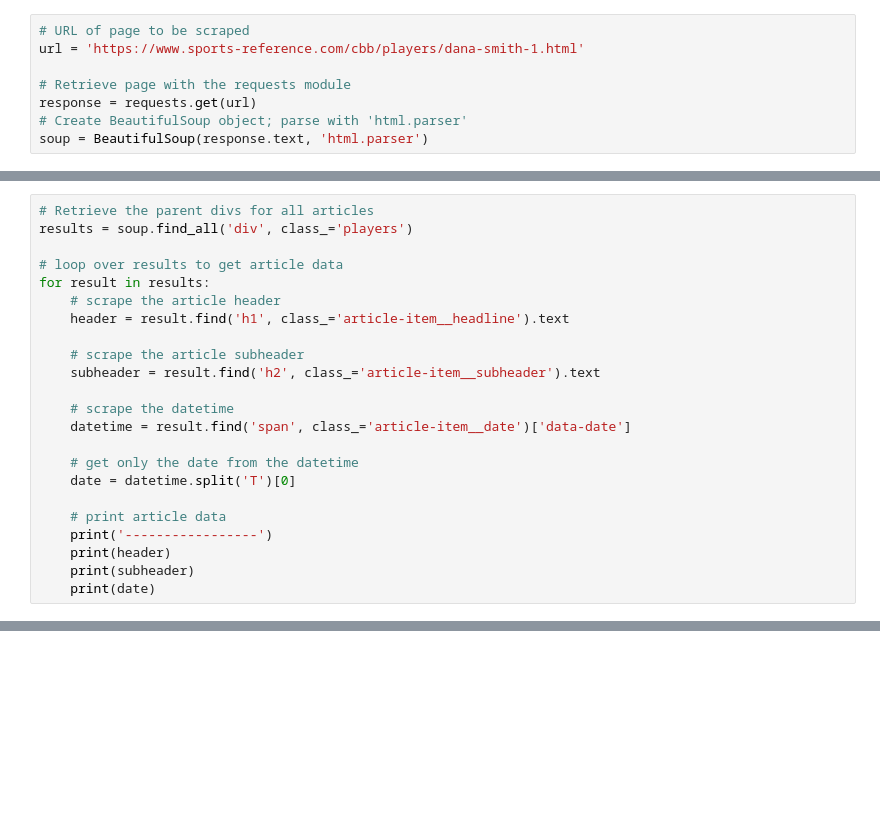
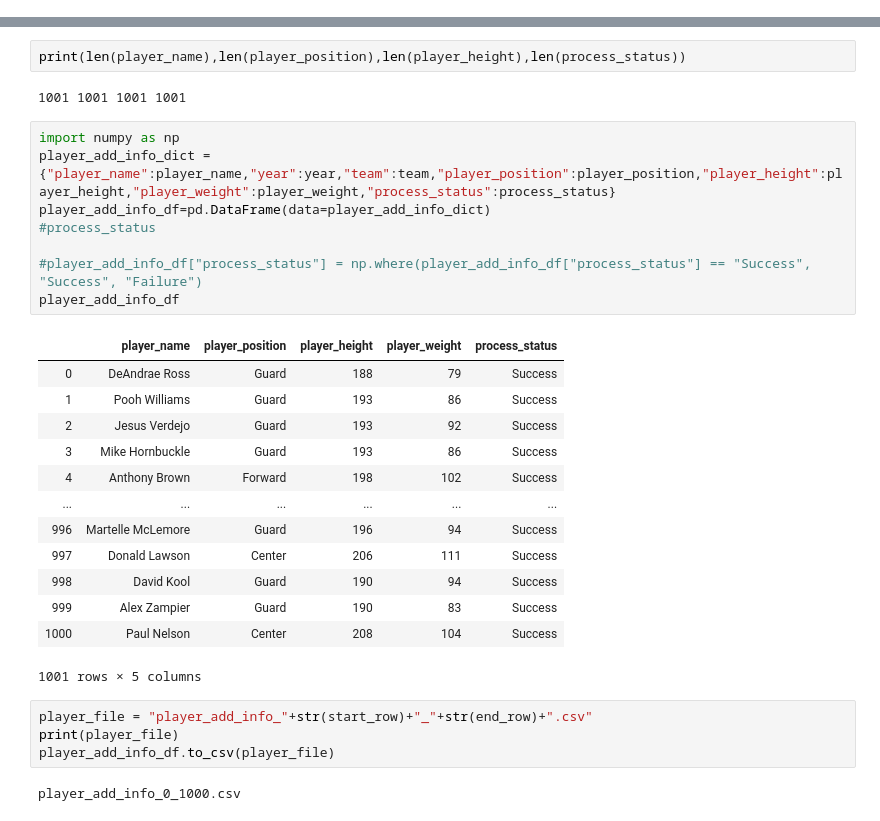
Before and after one commit to AvondreHenderson/DataBootcamp_Project4, a Jupyter notebook: code/scrape_height_weight.ipynb, the cells around one changed output, grey strips where cells are left out. Cells and saved outputs as stored; diff of their text form; blank space fills up the shorter version.

```diff
--- a/code/scrape_height_weight.ipynb
+++ b/code/scrape_height_weight.ipynb
@@ -6,8 +8,0 @@ import os
-# %%
-# URL of page to be scraped
-url = 'https://www.sports-reference.com/cbb/players/dana-smith-1.html'
-
-# Retrieve page with the requests module
-response = requests.get(url)
-# Create BeautifulSoup object; parse with 'html.parser'
-soup = BeautifulSoup(response.text, 'html.parser')
@@ -115,23 +8,0 @@ var sr_menus_checkInfoCookie_run_inline = true;
-# %%
-# Retrieve the parent divs for all articles
-results = soup.find_all('div', class_='players')
-
-# loop over results to get article data
-for result in results:
-    # scrape the article header
-    header = result.find('h1', class_='article-item__headline').text
-
-    # scrape the article subheader
-    subheader = result.find('h2', class_='article-item__subheader').text
-
-    # scrape the datetime
-    datetime = result.find('span', class_='article-item__date')['data-date']
-
-    # get only the date from the datetime
-    date = datetime.split('T')[0]
-
-    # print article data
-    print('-----------------')
-    print(header)
-    print(subheader)
-    print(date)
@@ -137,0 +131,32 @@ for result in results:
+# %%
+print(len(player_name),len(player_position),len(player_height),len(process_status))
+# %% [output]
+1001 1001 1001 1001
+# %%
+import numpy as np
+player_add_info_dict = {"player_name":player_name,"year":year,"team":team,"player_position":player_position,"player_height":player_height,"player_weight":player_weight,"process_status":process_status}
+player_add_info_df=pd.DataFrame(data=player_add_info_dict)
+#process_status
+
+#player_add_info_df["process_status"] = np.where(player_add_info_df["process_status"] == "Success", "Success", "Failure")
+player_add_info_df
+# %% [output]
+|  | player_name | player_position | player_height | player_weight | process_status |
+| 0 | DeAndrae Ross | Guard | 188 | 79 | Success |
+| 1 | Pooh Williams | Guard | 193 | 86 | Success |
+| 2 | Jesus Verdejo | Guard | 193 | 92 | Success |
+| 3 | Mike Hornbuckle | Guard | 193 | 86 | Success |
+| 4 | Anthony Brown | Forward | 198 | 102 | Success |
+| ... | ... | ... | ... | ... | ... |
+| 996 | Martelle McLemore | Guard | 196 | 94 | Success |
+| 997 | Donald Lawson | Center | 206 | 111 | Success |
+| 998 | David Kool | Guard | 190 | 94 | Success |
+| 999 | Alex Zampier | Guard | 190 | 83 | Success |
+| 1000 | Paul Nelson | Center | 208 | 104 | Success |
+1001 rows × 5 columns
+# %%
+player_file = "player_add_info_"+str(start_row)+"_"+str(end_row)+".csv"
+print(player_file)
+player_add_info_df.to_csv(player_file)
+# %% [output]
+player_add_info_0_1000.csv
```
Also changed, not shown: parts of 13 cells of this notebook.
